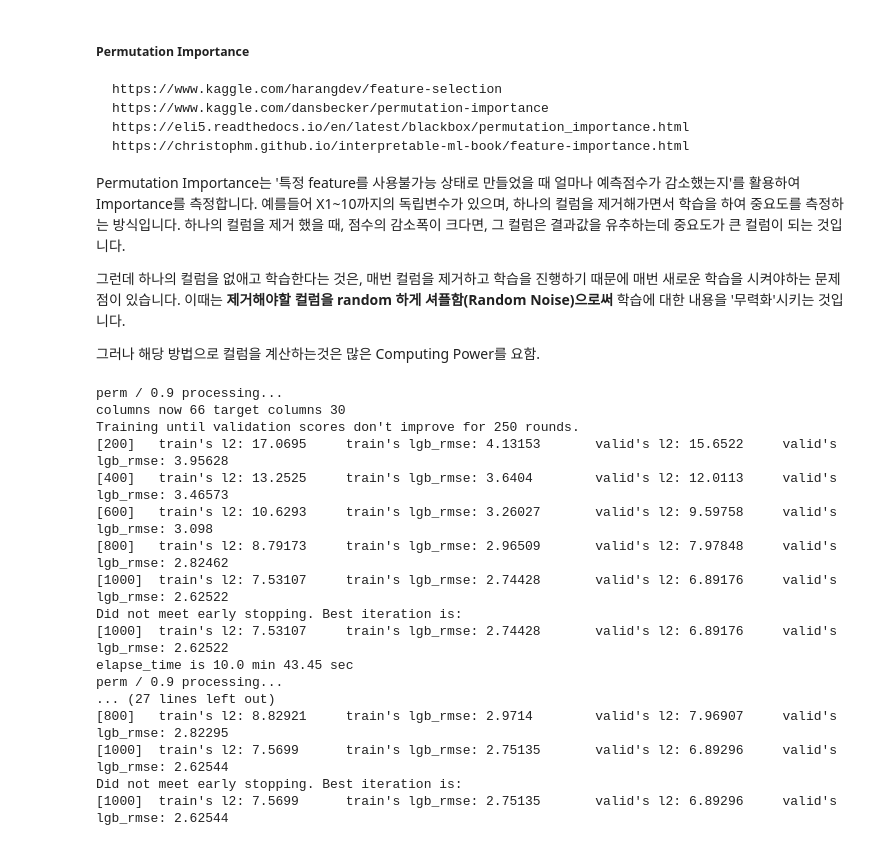
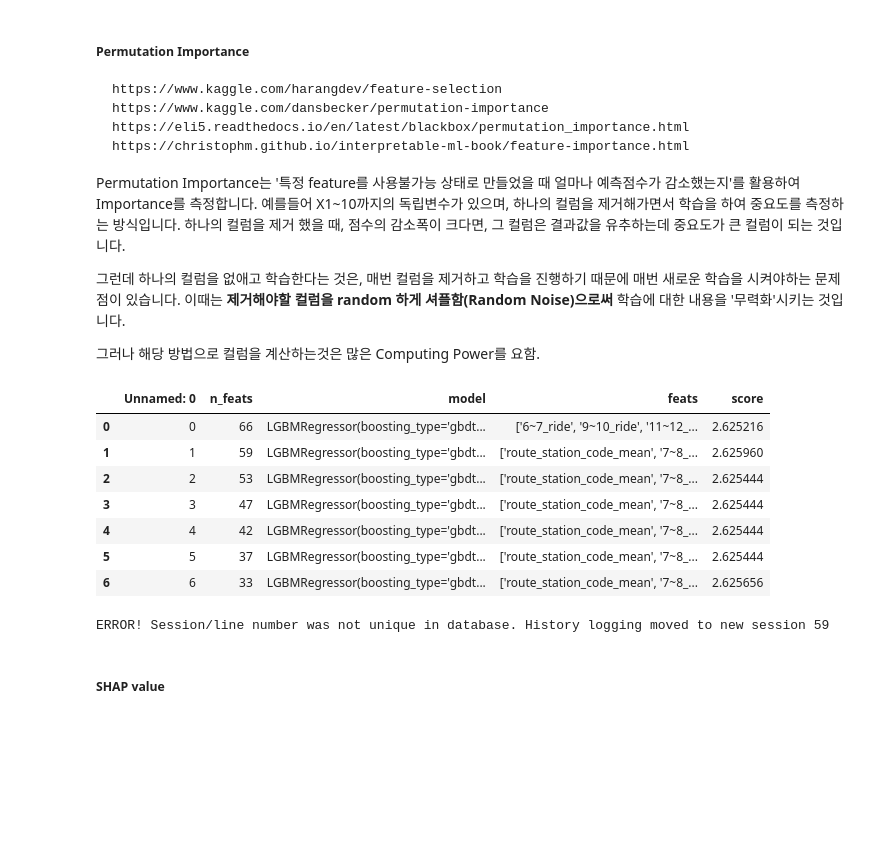
Before and after one commit to JerryKwon/Dacon_Supporters_1st, a Jupyter notebook: submissions/3rd_week/[데이콘 서포터즈 1기_권영인] How much heck the bus is in jeju than seoul_3rd week.ipynb, the cells around one changed output. Cells and saved outputs as stored; diff of their text form; code cells hidden in the pictures; blank space fills up the shorter version.

Commit message:
add REF SHAP feature selection and code modification

```diff
--- a/submissions/3rd_week/[데이콘 서포터즈 1기_권영인] How much heck the bus is in jeju than seoul_3rd week.ipynb
+++ b/submissions/3rd_week/[데이콘 서포터즈 1기_권영인] How much heck the bus is in jeju than seoul_3rd week.ipynb
@@ -1520,23 +1531,21 @@ def rfe(X,target_col,method,ratio=0.9,min_feats=30):
   result = pd.DataFrame(result_list)
   return result
 # %%
-result_dataframe = rfe(df_ref_vif_dropped,"18~20_ride","perm")
-result_dataframe.to_csv(path+"PermutationImportance_REF.csv")
+# result_dataframe = rfe(df_ref_vif_dropped,"18~20_ride","perm")
+# result_dataframe.to_csv(path+"PermutationImportance_REF.csv")
+
+df_permutation_ref = pd.read_csv(path+"PermutationImportance_REF.csv")
-# %% [output]
-perm / 0.9 processing...
-columns now 66 target columns 30
-Training until validation scores don't improve for 250 rounds.
-[200]   train's l2: 17.0695     train's lgb_rmse: 4.13153       valid's l2: 15.6522     valid's lgb_rmse: 3.95628
-[400]   train's l2: 13.2525     train's lgb_rmse: 3.6404        valid's l2: 12.0113     valid's lgb_rmse: 3.46573
-[600]   train's l2: 10.6293     train's lgb_rmse: 3.26027       valid's l2: 9.59758     valid's lgb_rmse: 3.098
-[800]   train's l2: 8.79173     train's lgb_rmse: 2.96509       valid's l2: 7.97848     valid's lgb_rmse: 2.82462
-[1000]  train's l2: 7.53107     train's lgb_rmse: 2.74428       valid's l2: 6.89176     valid's lgb_rmse: 2.62522
-Did not meet early stopping. Best iteration is:
-[1000]  train's l2: 7.53107     train's lgb_rmse: 2.74428       valid's l2: 6.89176     valid's lgb_rmse: 2.62522
-elapse_time is 10.0 min 43.45 sec
-perm / 0.9 processing...
-... (27 lines left out)
-[800]   train's l2: 8.82921     train's lgb_rmse: 2.9714        valid's l2: 7.96907     valid's lgb_rmse: 2.82295
-[1000]  train's l2: 7.5699      train's lgb_rmse: 2.75135       valid's l2: 6.89296     valid's lgb_rmse: 2.62544
-Did not meet early stopping. Best iteration is:
-[1000]  train's l2: 7.5699      train's lgb_rmse: 2.75135       valid's l2: 6.89296     valid's lgb_rmse: 2.62544
+# %%
+df_permutation_ref
+# %% [output]
+|  | Unnamed: 0 | n_feats | model | feats | score |
+| 0 | 0 | 66 | LGBMRegressor(boosting_type='gbdt... | ['6~7_ride', '9~10_ride', '11~12_... | 2.625216 |
+| 1 | 1 | 59 | LGBMRegressor(boosting_type='gbdt... | ['route_station_code_mean', '7~8_... | 2.625960 |
+| 2 | 2 | 53 | LGBMRegressor(boosting_type='gbdt... | ['route_station_code_mean', '7~8_... | 2.625444 |
+| 3 | 3 | 47 | LGBMRegressor(boosting_type='gbdt... | ['route_station_code_mean', '7~8_... | 2.625444 |
+| 4 | 4 | 42 | LGBMRegressor(boosting_type='gbdt... | ['route_station_code_mean', '7~8_... | 2.625444 |
+| 5 | 5 | 37 | LGBMRegressor(boosting_type='gbdt... | ['route_station_code_mean', '7~8_... | 2.625444 |
+| 6 | 6 | 33 | LGBMRegressor(boosting_type='gbdt... | ['route_station_code_mean', '7~8_... | 2.625656 |
+ERROR! Session/line number was not unique in database. History logging moved to new session 59
+# %% [markdown]
+##### SHAP value
```
Also changed, not shown: parts of 11 cells of this notebook.
